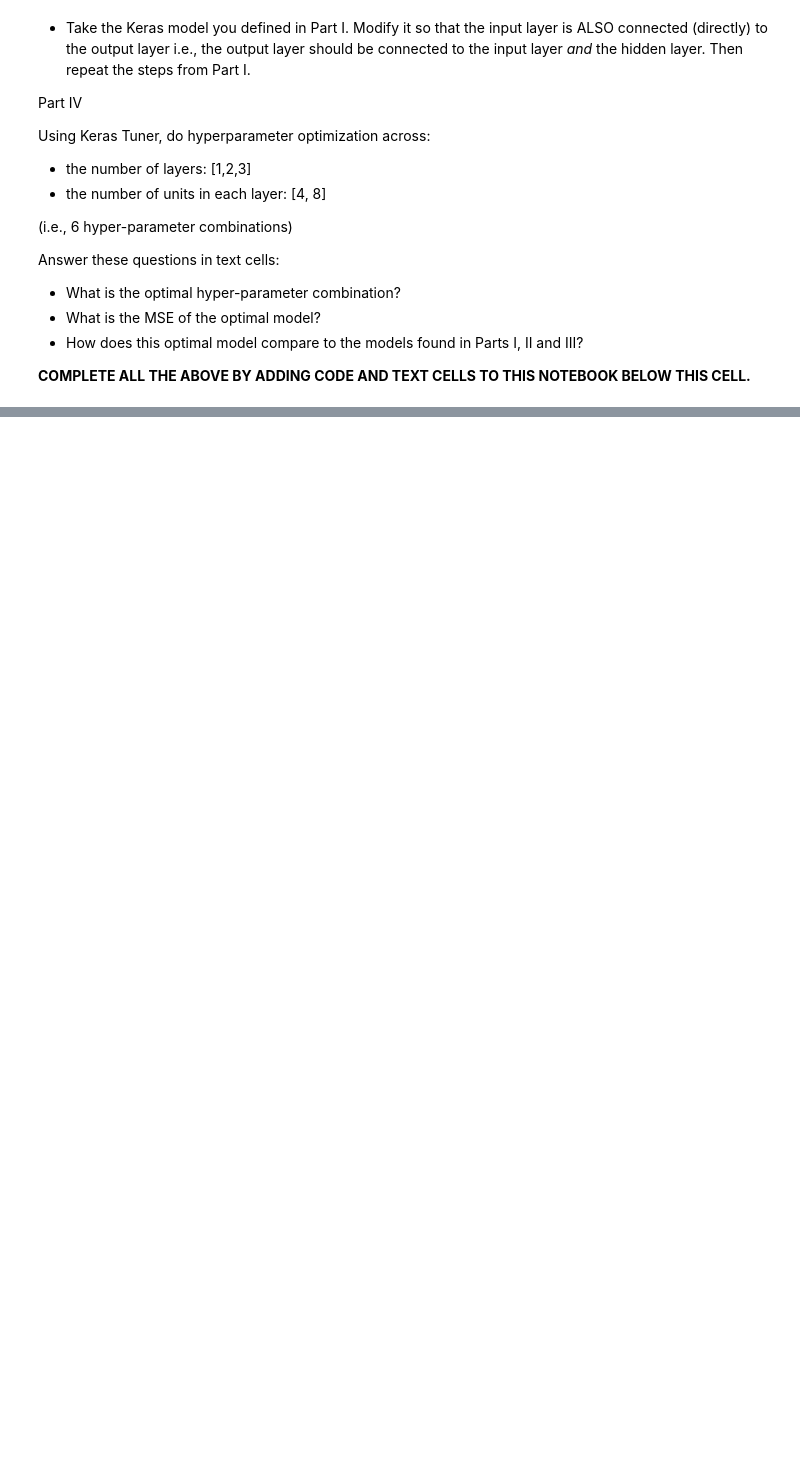
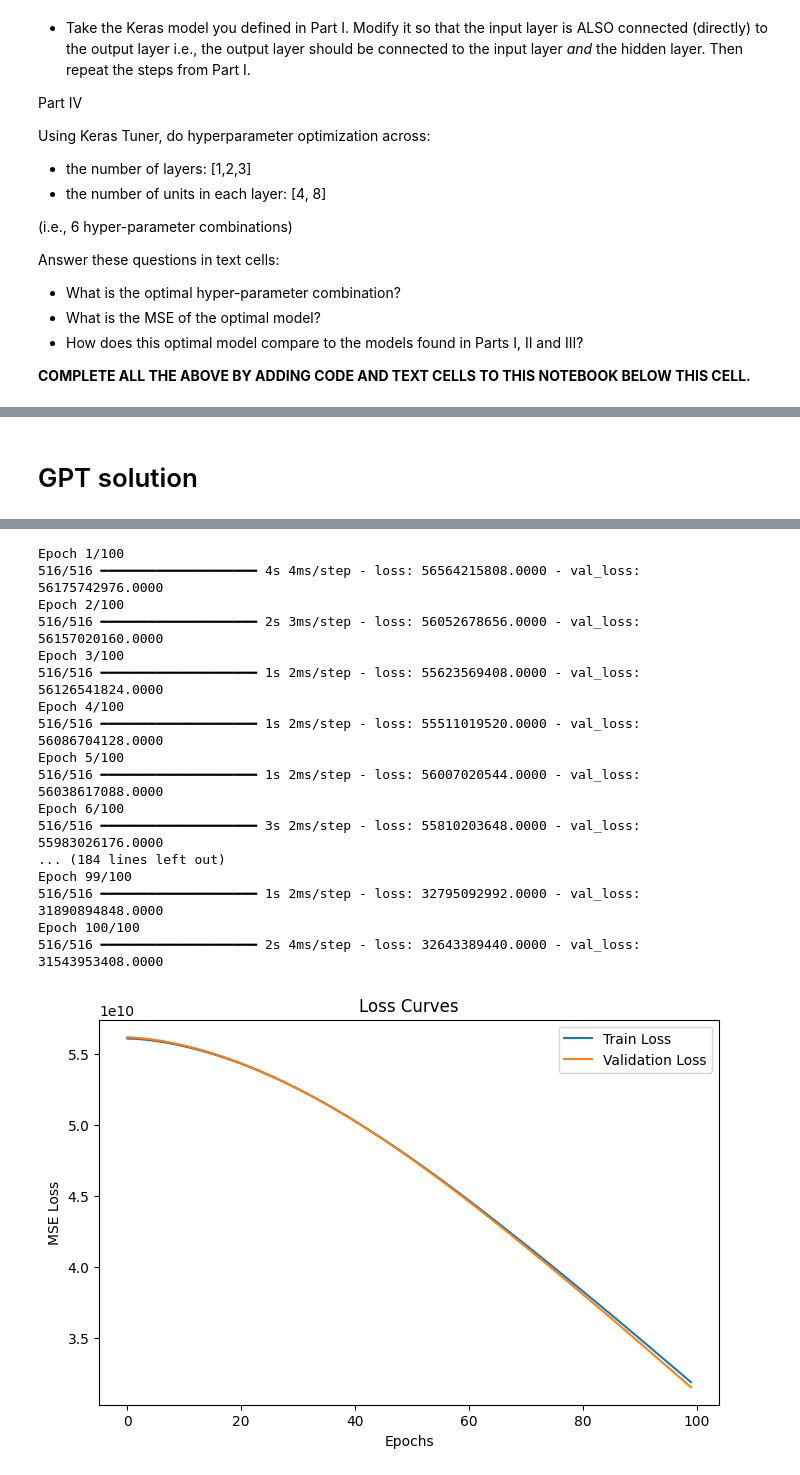
Before and after one commit to YaelCG/DeepLearning, a Jupyter notebook: HODL_SP25.ipynb, the cells around one changed output, grey strips where cells are left out. Saved outputs shown, nothing was run; the diff lists cells and outputs as text; code cells hidden in the pictures; blank space fills up the shorter version.

```diff
--- a/HODL_SP25.ipynb
+++ b/HODL_SP25.ipynb
@@ -87,0 +240,57 @@ Answer these questions in text cells:
+# %% [markdown]
+# GPT solution
+# %%
+# Prep
+import os
+
+# Set the environment variable KERAS_BACKEND to use "tensorflow" as the backend for Keras. This can also be Tensorflow, Theano, CNTK
+os.environ["KERAS_BACKEND"] = "tensorflow"
+
+import numpy as np
+import tensorflow as tf
+import matplotlib.pyplot as plt
+from sklearn.preprocessing import StandardScaler
+import keras
+
+# Load your dataset (assuming x_train, x_val, y_train, y_val are already available)
+(x_train, y_train), (x_val, y_val) = keras.datasets.california_housing.load_data(
+    version="large", path="california_housing.npz", test_split=0.2, seed=113
+)
+
+# Standardize the data
+scaler = StandardScaler()
+x_train_scaled = scaler.fit_transform(x_train)
+x_val_scaled = scaler.transform(x_val)
+
+# Define the Keras model
+model = tf.keras.Sequential([
+    tf.keras.layers.Dense(16, activation='relu', input_shape=(x_train.shape[1],)),
+    tf.keras.layers.Dense(1)  # Output layer for regression
+])
+
+# Compile the model
+model.compile(optimizer='adam', loss='mse')
+
+# Train the model
+history = model.fit(
+    x_train_scaled, y_train,
+    validation_data=(x_val_scaled, y_val),
+    epochs=100,
+    batch_size=32,
+    verbose=1
+)
+
+# Plot training & validation loss
+plt.figure(figsize=(8, 5))
+plt.plot(history.history['loss'], label='Train Loss')
+plt.plot(history.history['val_loss'], label='Validation Loss')
+plt.xlabel('Epochs')
+plt.ylabel('MSE Loss')
+plt.legend()
+plt.title('Loss Curves')
+plt.show()
+
+# Evaluate the model on validation set
+mse = model.evaluate(x_val_scaled, y_val)
+print(f'Validation MSE: {mse}')
+# %% [output]
@@ -87,0 +299,18 @@ Answer these questions in text cells:
+Epoch 1/100
+516/516 ━━━━━━━━━━━━━━━━━━━━ 4s 4ms/step - loss: 56564215808.0000 - val_loss: 56175742976.0000
+Epoch 2/100
+516/516 ━━━━━━━━━━━━━━━━━━━━ 2s 3ms/step - loss: 56052678656.0000 - val_loss: 56157020160.0000
+Epoch 3/100
+516/516 ━━━━━━━━━━━━━━━━━━━━ 1s 2ms/step - loss: 55623569408.0000 - val_loss: 56126541824.0000
+Epoch 4/100
+516/516 ━━━━━━━━━━━━━━━━━━━━ 1s 2ms/step - loss: 55511019520.0000 - val_loss: 56086704128.0000
+Epoch 5/100
+516/516 ━━━━━━━━━━━━━━━━━━━━ 1s 2ms/step - loss: 56007020544.0000 - val_loss: 56038617088.0000
+Epoch 6/100
+516/516 ━━━━━━━━━━━━━━━━━━━━ 3s 2ms/step - loss: 55810203648.0000 - val_loss: 55983026176.0000
+... (184 lines left out)
+Epoch 99/100
+516/516 ━━━━━━━━━━━━━━━━━━━━ 1s 2ms/step - loss: 32795092992.0000 - val_loss: 31890894848.0000
+Epoch 100/100
+516/516 ━━━━━━━━━━━━━━━━━━━━ 2s 4ms/step - loss: 32643389440.0000 - val_loss: 31543953408.0000
+[figure, added]
```
Also changed, not shown: parts of 19 cells of this notebook.
